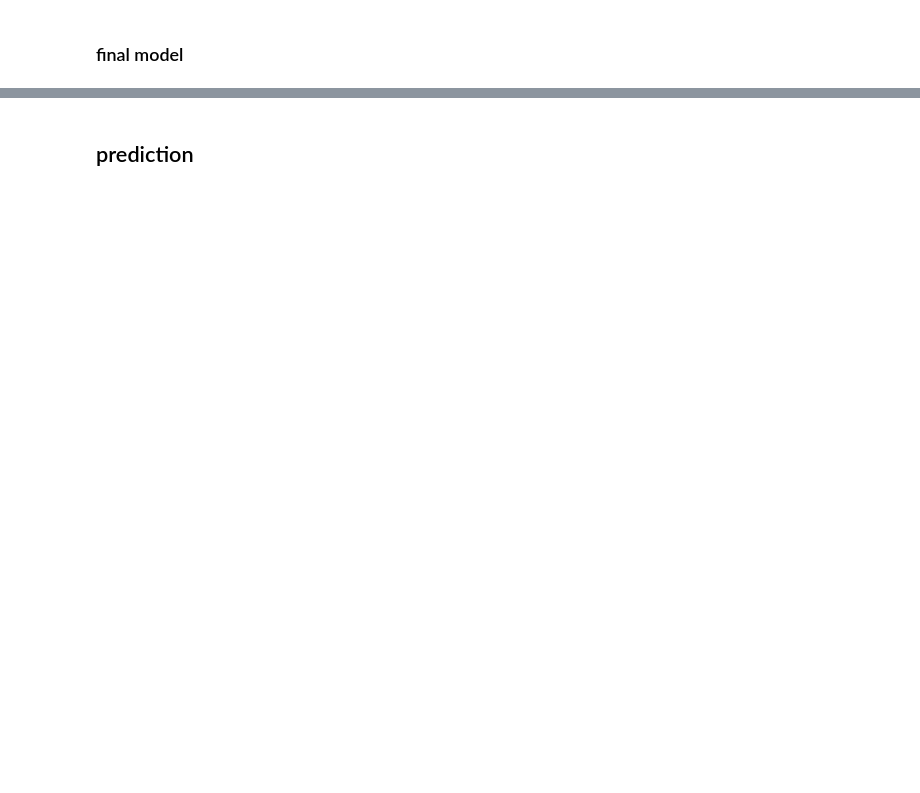
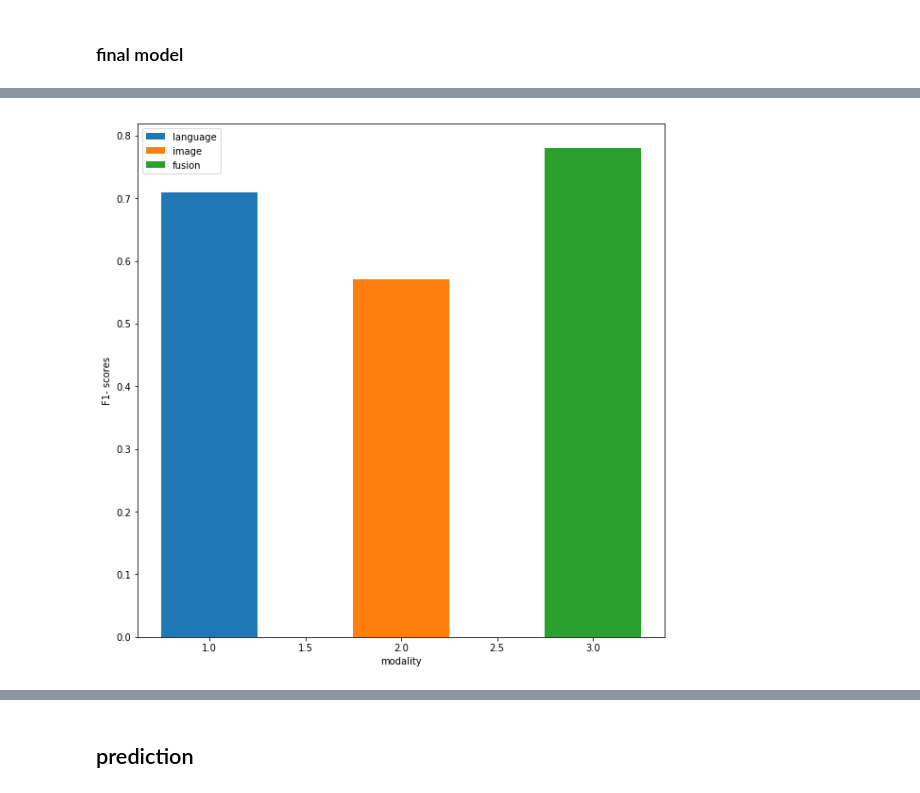
Before and after one commit to akshayuppal3/language_vision, a Jupyter notebook: src/fusion-combining(language and image modality).ipynb, the cells around one changed output, grey strips where cells are left out. Cells and saved outputs as stored; diff of their text form; code cells hidden in the pictures; blank space fills up the shorter version.

Commit message:
gcp:minor changes in fusion method

```diff
--- a/src/fusion-combining(language and image modality).ipynb
+++ b/src/fusion-combining(language and image modality).ipynb
@@ -347 +573,5 @@ img_data_train.shape
+# %%
+part2u = np.maximum(part2,part2b)
+# %%
+X_test = np.hstack((part1,part2u))
 # %%
@@ -358,0 +585,9 @@ Epoch 1/5
+# %%
+## getting the scores with late fusion
+# svm
+svm = svm_wrapper(X_train,Y_train)
+Y_pred = svm.predict(X_test)
+score = accuracy_score(Y_test,Y_pred)
+print("accuarcy :", score)
+confusion_matrix(Y_test,Y_pred)
+print('  Classification Report:\n',classification_report(Y_test,Y_pred),'\n')
@@ -358,0 +607,13 @@ Epoch 1/5
+# %%
+Scores.append(0.78)
+label.append("fusion")
+# %%
+plt.figure(figsize=(10,10))
+for idx,score in enumerate(Scores):
+    plt.bar((1+idx),score,label = label[idx],width=0.5)
+plt.xlabel("modality")
+plt.ylabel("F1- scores")
+plt.legend()
+plt.show()
+# %% [output]
+[figure, added]
```
Also changed, not shown: parts of 86 cells of this notebook, 5 other files.
